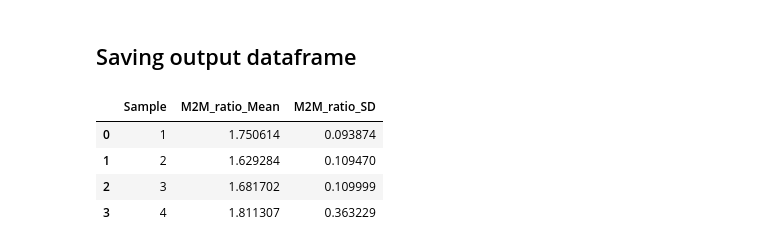
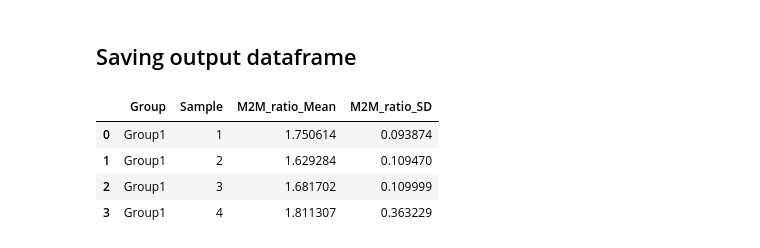
Before and after one commit to artorg-unibe-ch/MSB_BMELab, a Jupyter notebook: 114-MorphologyElasticityTrabecularBone/Raman/BME_Raman_v6.ipynb, the cells around one changed output. Drawn from its saved outputs; the diff is of its cells as text; code cells hidden in the pictures.

```diff
--- a/114-MorphologyElasticityTrabecularBone/Raman/BME_Raman_v6.ipynb
+++ b/114-MorphologyElasticityTrabecularBone/Raman/BME_Raman_v6.ipynb
@@ -17,7 +17,9 @@ import seaborn as sns
 Your measurements should be copied to the "data" folder.
 Output results can be saved in "output" polder.
 # %%
-data_directory = './Test/1'
+bme_group_no = 'Group1'
+
+data_directory = './'+bme_group_no+'/1'
 out_directory = data_directory #'./Output/'
 # %% [markdown]
 ## Reading and combining all .csv files into one dataframe.
@@ -476,8 +479,8 @@ def boxplot(df,y_column, x_column, colors, plot_title, x_label, y_label, plot_fi
 # %% [markdown]
 ## Batch analysis part
 # %%
-data_directory = './Test/'
-out_directory = './Test'
+data_directory = './'+bme_group_no
+out_directory = data_directory
 
 sample_name = [name for name in os.listdir(data_directory) if os.path.isdir(os.path.join(data_directory, name))]
 num_sample = len(sample_name)
@@ -515,7 +518,8 @@ for n in sample_name:
         output_data['M2M_ratio_v2/a3'] = v2PO4_param['v2PO4_integral']/amideIII_param['amideIII_integral']
         # Add another Raman ratio to the output_data
 
-        output_data.insert(0, "Sample", n, True)
+        output_data.insert(0, "Group", bme_group_no, True)
+        output_data.insert(1, "Sample", n, True)
         all_output_data = pd.concat([all_output_data, output_data], ignore_index=True)
     except:
         print('---- failed to analyze sample ' + n + '-----')
@@ -564,14 +568,15 @@ Sample  4  is done!
 # %%
 # creating additional aggregated dataframe
 all_output_data_aggregated = all_output_data.groupby('Sample')['M2M_ratio_v2/a3'].agg(['mean', 'std']).reset_index()
 all_output_data_aggregated.columns = ['Sample', 'M2M_ratio_Mean', 'M2M_ratio_SD']
+all_output_data_aggregated.insert(0, "Group", bme_group_no, True)
 all_output_data_aggregated
 # %% [output]
-|  | Sample | M2M_ratio_Mean | M2M_ratio_SD |
-| 0 | 1 | 1.750614 | 0.093874 |
-| 1 | 2 | 1.629284 | 0.109470 |
-| 2 | 3 | 1.681702 | 0.109999 |
-| 3 | 4 | 1.811307 | 0.363229 |
+|  | Group | Sample | M2M_ratio_Mean | M2M_ratio_SD |
+| 0 | Group1 | 1 | 1.750614 | 0.093874 |
+| 1 | Group1 | 2 | 1.629284 | 0.109470 |
+| 2 | Group1 | 3 | 1.681702 | 0.109999 |
+| 3 | Group1 | 4 | 1.811307 | 0.363229 |
 # %%
 # to the local Raman output
 all_output_data.to_csv(os.path.join(out_directory, 'Output_data.csv'), index=False)
```
Also changed, not shown: parts of 1 cell of this notebook, 53 other files.
